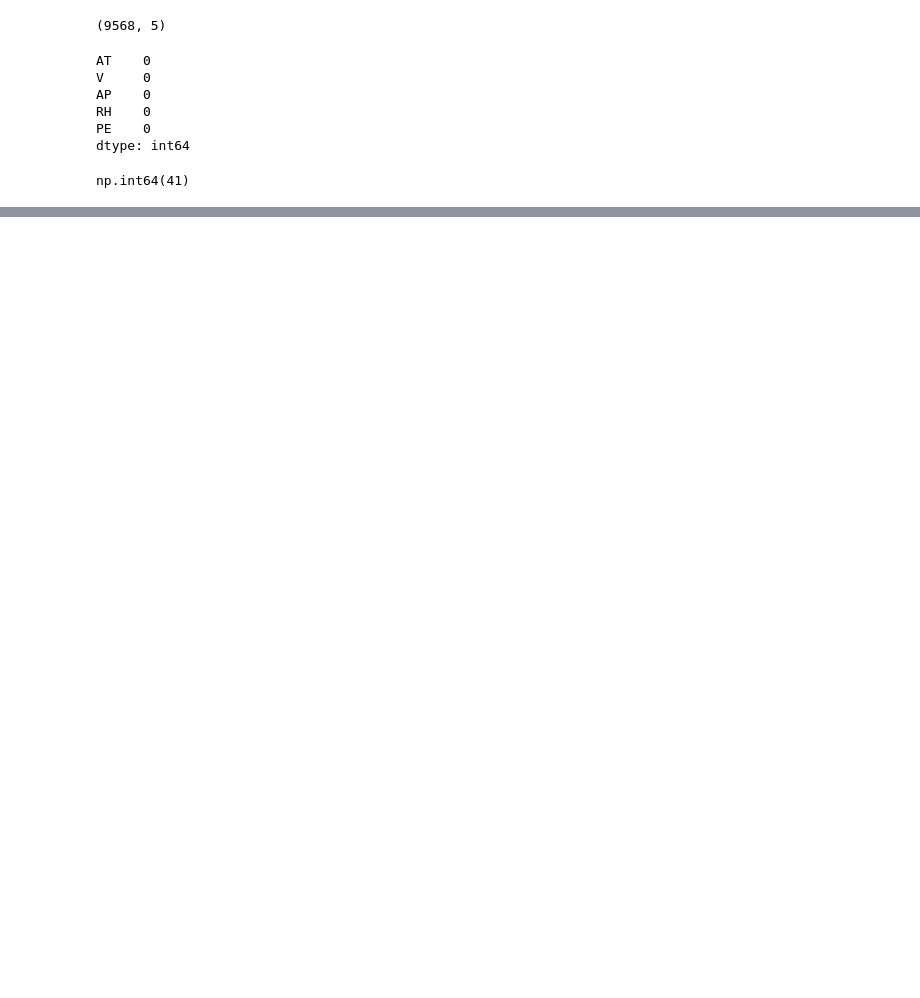
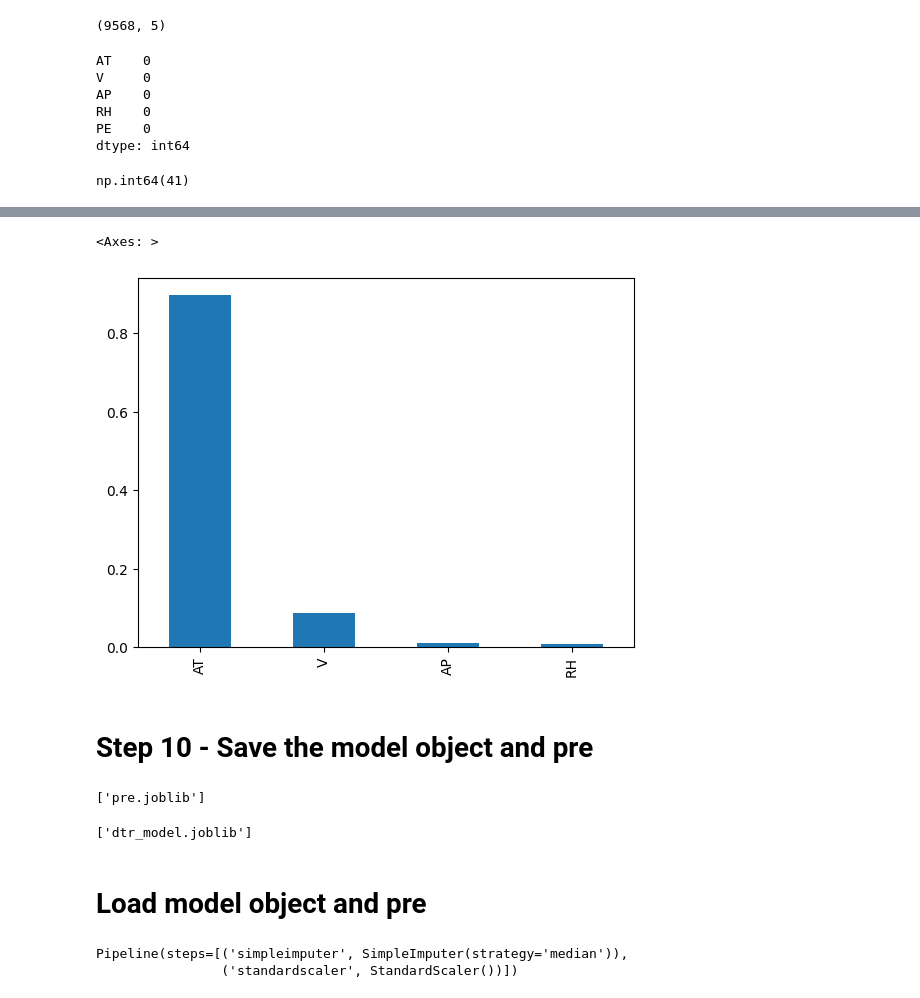
Before and after one commit to bhupendrabauskar1204/machine_learning, a Jupyter notebook: 09_Decision _ Tree_Regression/DTR.ipynb, the cells around one changed output, grey strips where cells are left out. Cells and saved outputs as stored; diff of their text form; code cells hidden in the pictures; blank space fills up the shorter version.

```diff
--- a/09_Decision _ Tree_Regression/DTR.ipynb
+++ b/09_Decision _ Tree_Regression/DTR.ipynb
@@ -45,0 +386,25 @@ np.int64(41)
+# %%
+imp.sort_values(ascending=False).plot(kind="bar")
+# %% [output]
+<Axes: >
+[figure, added]
+# %% [markdown]
+# Step 10 - Save the model object and pre
+# %%
+import joblib
+
+joblib.dump(num_pipe, "pre.joblib")
+# %% [output]
+['pre.joblib']
+# %%
+joblib.dump(best_dtr, "dtr_model.joblib")
+# %% [output]
+['dtr_model.joblib']
+# %% [markdown]
+# Load model object and pre
+# %%
+p = joblib.load("pre.joblib")
+p
+# %% [output]
+Pipeline(steps=[('simpleimputer', SimpleImputer(strategy='median')),
+                ('standardscaler', StandardScaler())])
```
Also changed, not shown: parts of 54 cells of this notebook, 3 other files.
